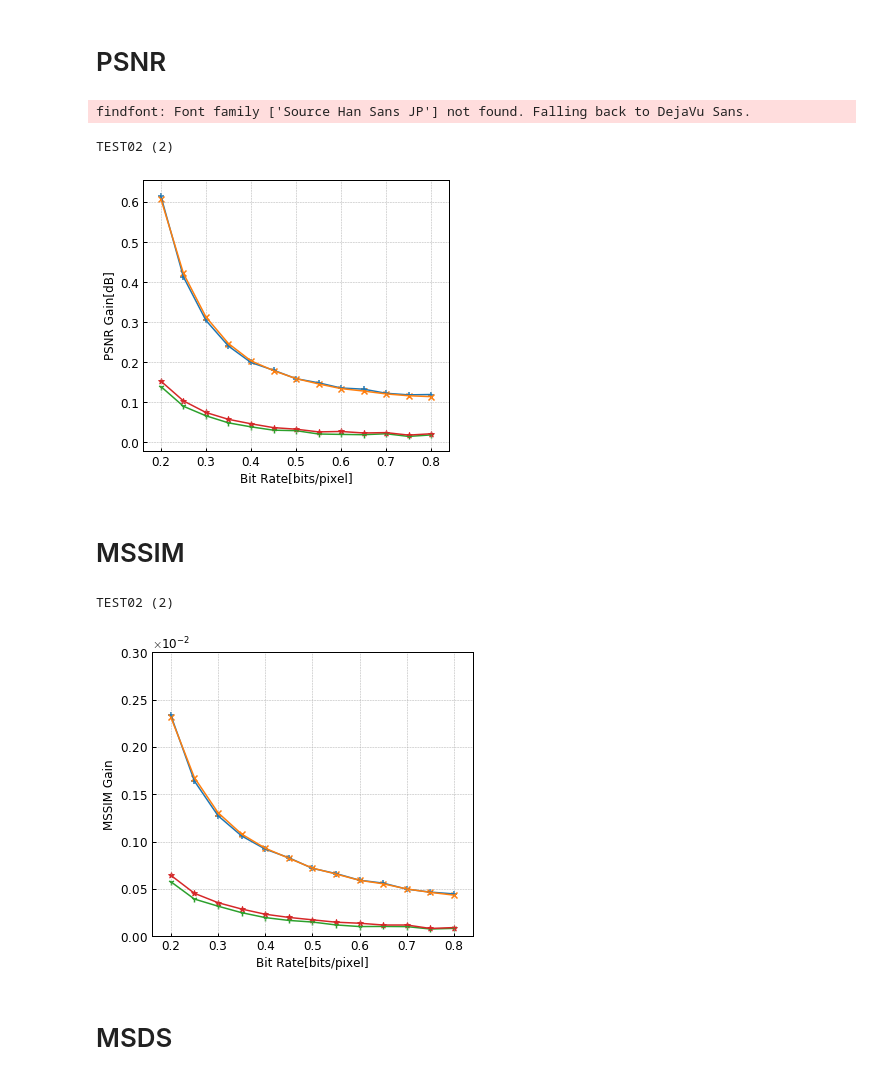
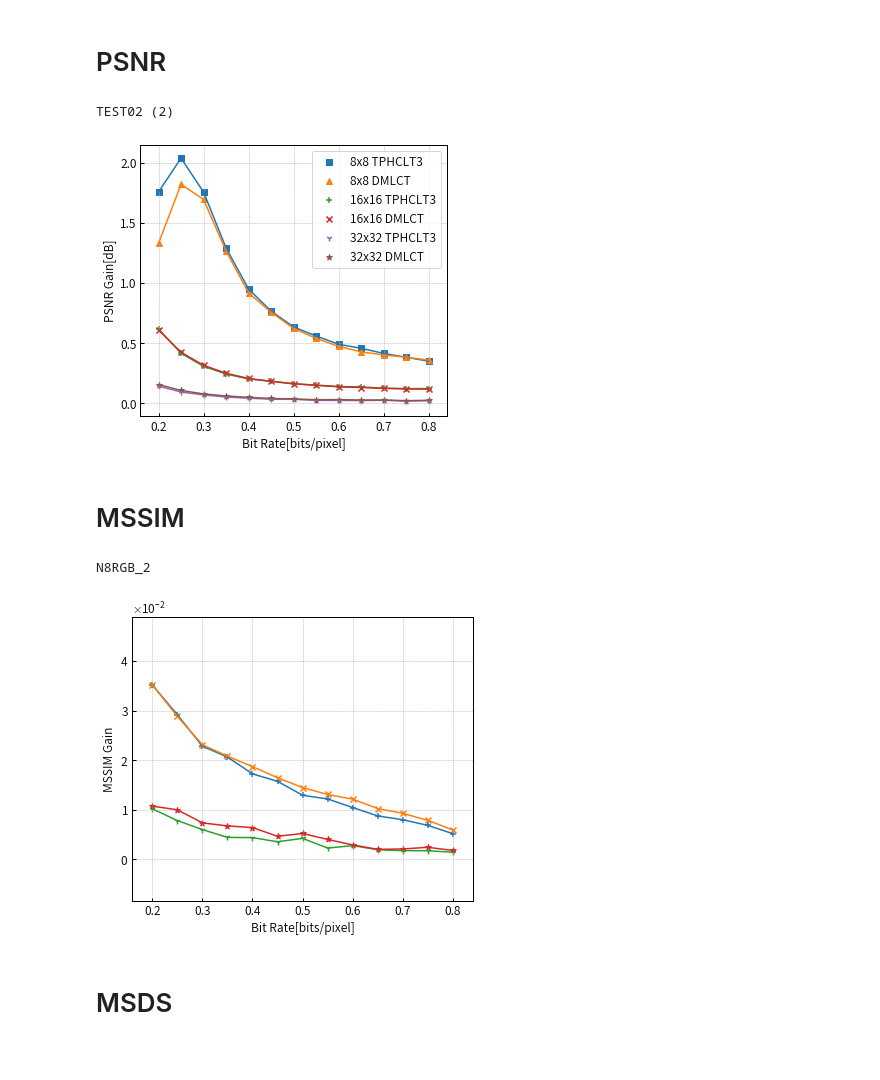
Before and after one commit to Hiroya-W/TPHLCT_and_DMLCT, a Jupyter notebook: Plot_tool/plot_tools-Copy1.ipynb, the cells around one changed output. Saved outputs shown, nothing was run; the diff lists cells and outputs as text; code cells hidden in the pictures.

```diff
--- a/Plot_tool/plot_tools-Copy1.ipynb
+++ b/Plot_tool/plot_tools-Copy1.ipynb
@@ -80,45 +80,45 @@ df_432 = pd.read_excel("xlsx/MSDS_" + option + ".xlsx",sheet_name=None)
     p116 = sheet116["PSNR"]
     p216 = sheet216["PSNR"]
     p316 = sheet316["PSNR"]
 
     p132 = sheet132["PSNR"]
     p232 = sheet232["PSNR"]
     p332 = sheet332["PSNR"]
 
     plt.figure(figsize=(5.5,5))
     # DCTとの差を表示する
-#     plt.scatter(bpp,p28-p18,label="8x8 TPHCLT3",marker=",")
-#     plt.plot(bpp,p28-p18)
-#     plt.scatter(bpp,p38-p18,label="8x8 DMLCT",marker="^")
-#     plt.plot(bpp,p38-p18)
+    plt.scatter(bpp,p28-p18,label="8x8 TPHCLT3",marker=",")
+    plt.plot(bpp,p28-p18)
+    plt.scatter(bpp,p38-p18,label="8x8 DMLCT",marker="^")
+    plt.plot(bpp,p38-p18)
 
     plt.scatter(bpp,p216-p116,label="16x16 TPHCLT3",marker="+")
     plt.plot(bpp,p216-p116)
     plt.scatter(bpp,p316-p116,label="16x16 DMLCT",marker="x")
     plt.plot(bpp,p316-p116)
 
     plt.scatter(bpp,p232-p132,label="32x32 TPHCLT3",marker="1")
     plt.plot(bpp,p232-p132)
     plt.scatter(bpp,p332-p132,label="32x32 DMLCT",marker="*")
     plt.plot(bpp,p332-p132)
 
     plt.xlabel("Bit Rate[bits/pixel]")
     plt.ylabel("PSNR Gain[dB]")
+#     plt.ylim(None,1.6)
 #     plt.legend(bbox_to_anchor=(1.05, 1), loc='upper left')
-#     plt.legend()
+    plt.legend()
 
 #     plt.tight_layout()#グラフが重ならず，設定した図のサイズ内に収まる。
 #     plt.show()
     plt.savefig("output/psnr_diff" + key + ".png",dpi=300,bbox_inches='tight')
     plt.show()
 # %% [output]
-findfont: Font family ['Source Han Sans JP'] not found. Falling back to DejaVu Sans.
+TEST02 (2)
-TEST02 (2)
-[figure, old version]
+[figure, new version]
 # %% [markdown]
 # MSSIM
 # %%
-    key = "TEST02 (2)"
+    key = "N8RGB_2"
     print(key)
     sheet18 = df_18[key]
     sheet28 = df_28[key]
@@ -164,7 +164,7 @@ TEST02 (2)
     ax.plot(bpp,p232-p132)
     ax.scatter(bpp,p332-p132,label="32x32 DMLCT",marker="*")
     ax.plot(bpp,p332-p132)
-    ax.set_ylim(-0.00,0.003)
+#     ax.set_ylim(-0.01,0.01)
 
 
     ax.yaxis.set_major_formatter(FixedOrderFormatter(-2 ,useMathText=True))
@@ -179,8 +179,8 @@ TEST02 (2)
     plt.savefig("output/mssim_diff" + key + ".png",dpi=300)
     plt.show()
 # %% [output]
-TEST02 (2)
+N8RGB_2
-[figure, old version]
+[figure, new version]
 # %% [markdown]
 # MSDS
 # %%
```
Also changed, not shown: 28 other files.
